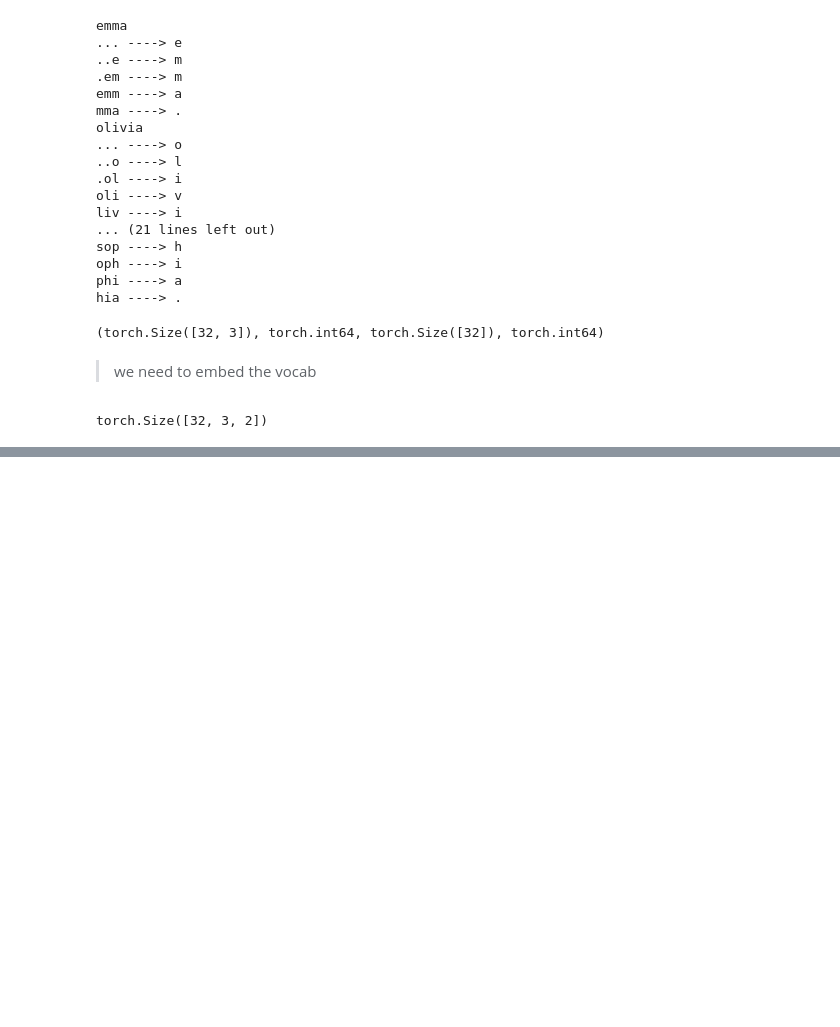
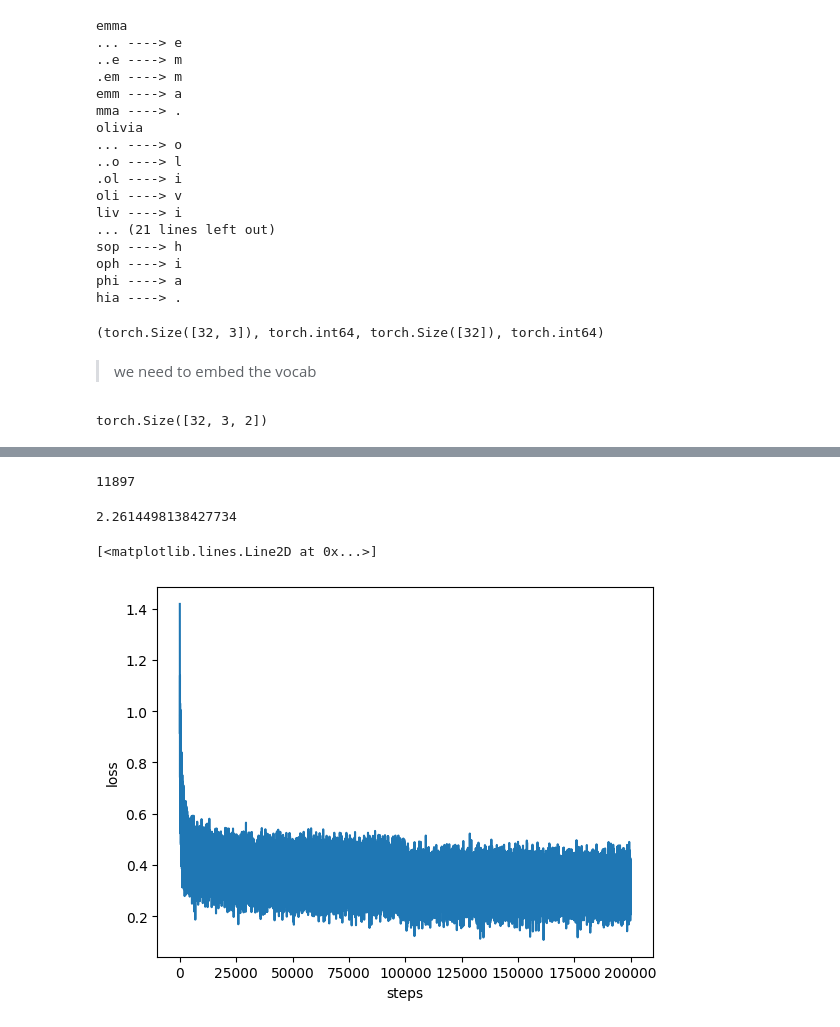
Before and after one commit to saurabhaloneai/the-tale-of-llm-and-vlms, a Jupyter notebook: nn-zero-to-hero/mlp.ipynb, the cells around one changed output, grey strips where cells are left out. Drawn from its saved outputs; the diff is of its cells as text; code cells hidden in the pictures; blank space fills up the shorter version.

```diff
--- a/nn-zero-to-hero/mlp.ipynb
+++ b/nn-zero-to-hero/mlp.ipynb
@@ -113,0 +147,7 @@ def build_datasets(data):
+# %%
+sum(p.nelement() for p in parameters)
+# %% [output]
+11897
+# %%
+for p in parameters:
+  p.requires_grad = True #passing for backprop
@@ -113,0 +157,46 @@ def build_datasets(data):
+# %%
+lri = []
+lossi = []
+stepi = []
+# %%
+import torch
+from torch import nn
+import torch.nn.functional as F
+
+for i in range(200000):
+
+
+  ix = torch.randint(0, Xtr.shape[0], (32,))
+
+
+  emb = C[Xtr[ix]] # (32, 3, 10)
+  h = torch.tanh(emb.view(-1, 30) @ W1 + b1) # (32, 200)
+  logits = h @ W2 + b2 # (32, 27)
+  loss = F.cross_entropy(logits, Ytr[ix])
+
+
+
+  for p in parameters:
+    p.grad = None
+  loss.backward()
+
+
+  lr = 0.1 if i < 100000 else 0.01
+  for p in parameters:
+    p.data += -lr * p.grad
+
+
+  stepi.append(i)
+  lossi.append(loss.log10().item())
+
+print(loss.item())
+# %% [output]
+2.2614498138427734
+# %%
+import matplotlib.pyplot as plt
+plt.xlabel("steps")
+plt.ylabel("loss")
+plt.plot(stepi, lossi)
+# %% [output]
+[<matplotlib.lines.Line2D at 0x...>]
+[figure, added]
```
Also changed, not shown: parts of 10 cells of this notebook, 1 other file.
